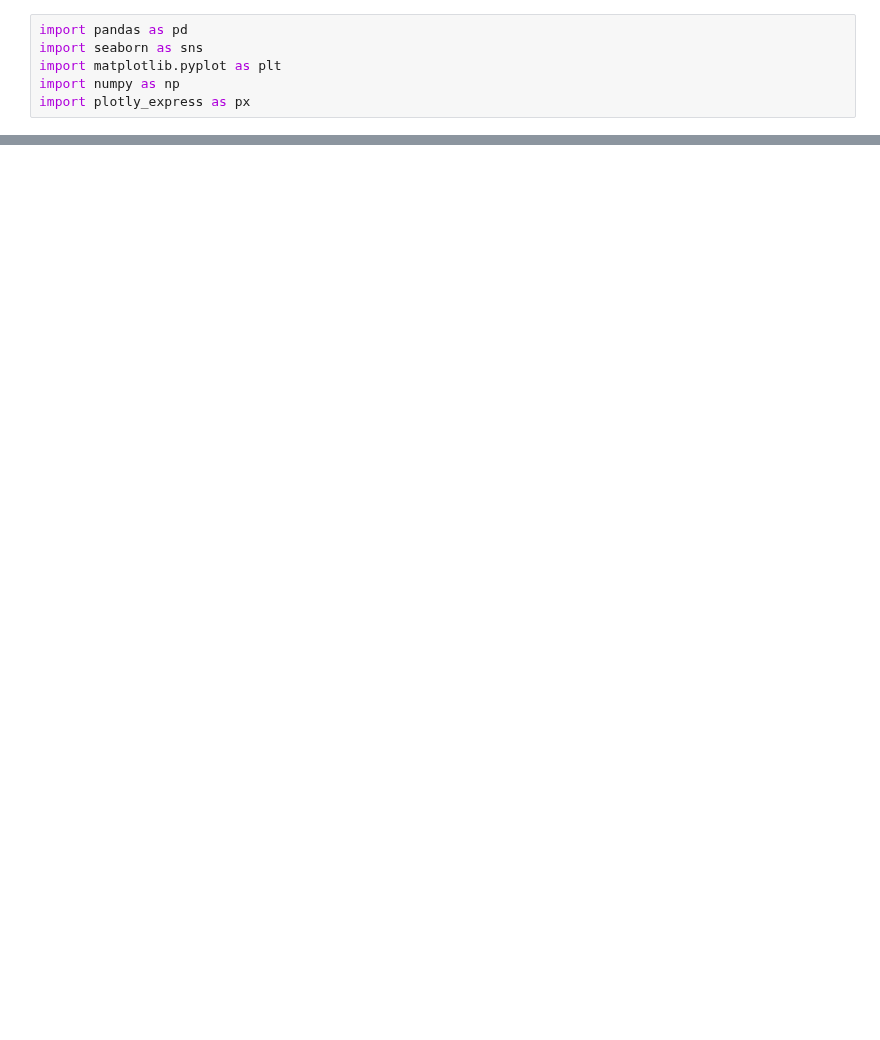
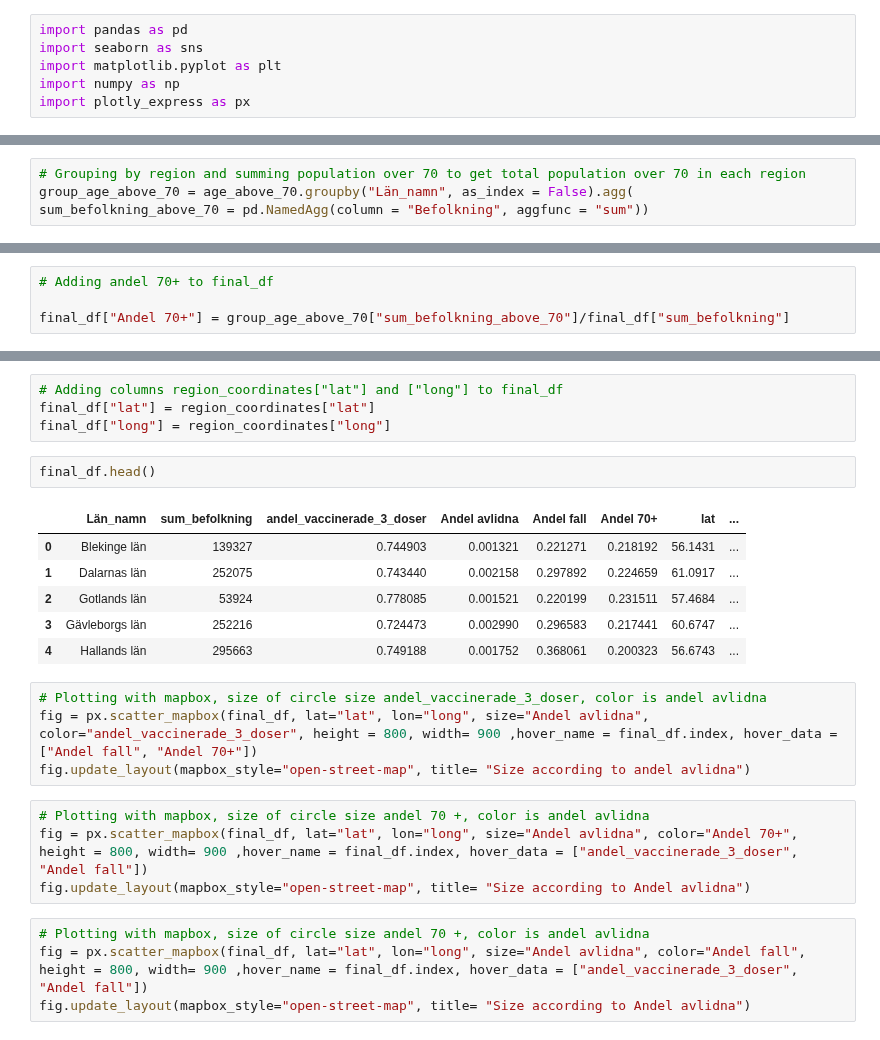
Before and after one commit to yomo001/databehandling-YOUNIS-MOUSSAVI, a Jupyter notebook: Laboration/lab1_uppgift3.ipynb, the cells around one changed output, grey strips where cells are left out. Drawn from its saved outputs; the diff is of its cells as text; blank space fills up the shorter version.

```diff
--- a/Laboration/lab1_uppgift3.ipynb
+++ b/Laboration/lab1_uppgift3.ipynb
@@ -385,0 +163,4 @@ NameError: name 'final_table' is not defined
+# %%
+# Grouping by region and summing population over 70 to get total population over 70 in each region
+group_age_above_70 = age_above_70.groupby("Län_namn", as_index = False).agg(
+sum_befolkning_above_70 = pd.NamedAgg(column = "Befolkning", aggfunc = "sum"))
@@ -385,0 +176,4 @@ NameError: name 'final_table' is not defined
+# %%
+# Adding andel 70+ to final_df
+
+final_df["Andel 70+"] = group_age_above_70["sum_befolkning_above_70"]/final_df["sum_befolkning"]
@@ -385,0 +221,25 @@ NameError: name 'final_table' is not defined
+# %%
+# Adding columns region_coordinates["lat"] and ["long"] to final_df
+final_df["lat"] = region_coordinates["lat"]
+final_df["long"] = region_coordinates["long"]
+# %%
+final_df.head()
+# %% [output]
+|  | Län_namn | sum_befolkning | andel_vaccinerade_3_doser | Andel avlidna | Andel fall | Andel 70+ | lat | ... |
+| 0 | Blekinge län | 139327 | 0.744903 | 0.001321 | 0.221271 | 0.218192 | 56.1431 | ... |
+| 1 | Dalarnas län | 252075 | 0.743440 | 0.002158 | 0.297892 | 0.224659 | 61.0917 | ... |
+| 2 | Gotlands län | 53924 | 0.778085 | 0.001521 | 0.220199 | 0.231511 | 57.4684 | ... |
+| 3 | Gävleborgs län | 252216 | 0.724473 | 0.002990 | 0.296583 | 0.217441 | 60.6747 | ... |
+| 4 | Hallands län | 295663 | 0.749188 | 0.001752 | 0.368061 | 0.200323 | 56.6743 | ... |
+# %%
+# Plotting with mapbox, size of circle size andel_vaccinerade_3_doser, color is andel avlidna
+fig = px.scatter_mapbox(final_df, lat="lat", lon="long", size="Andel avlidna", color="andel_vaccinerade_3_doser", height = 800, width= 900 ,hover_name = final_df.index, hover_data = ["Andel fall", "Andel 70+"])
+fig.update_layout(mapbox_style="open-street-map", title= "Size according to andel avlidna")
+# %%
+# Plotting with mapbox, size of circle size andel 70 +, color is andel avlidna
+fig = px.scatter_mapbox(final_df, lat="lat", lon="long", size="Andel avlidna", color="Andel 70+", height = 800, width= 900 ,hover_name = final_df.index, hover_data = ["andel_vaccinerade_3_doser", "Andel fall"])
+fig.update_layout(mapbox_style="open-street-map", title= "Size according to Andel avlidna")
+# %%
+# Plotting with mapbox, size of circle size andel 70 +, color is andel avlidna
+fig = px.scatter_mapbox(final_df, lat="lat", lon="long", size="Andel avlidna", color="Andel fall", height = 800, width= 900 ,hover_name = final_df.index, hover_data = ["andel_vaccinerade_3_doser", "Andel fall"])
+fig.update_layout(mapbox_style="open-street-map", title= "Size according to Andel avlidna")
```
Also changed, not shown: parts of 81 cells of this notebook, 2 other files.
